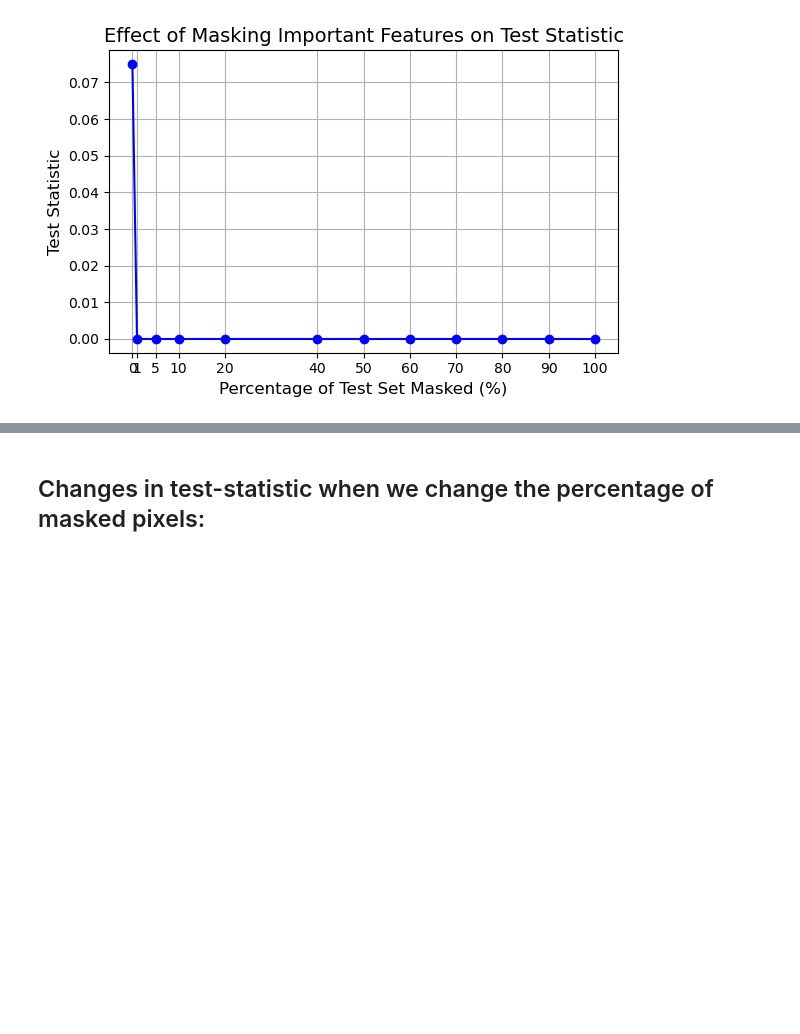
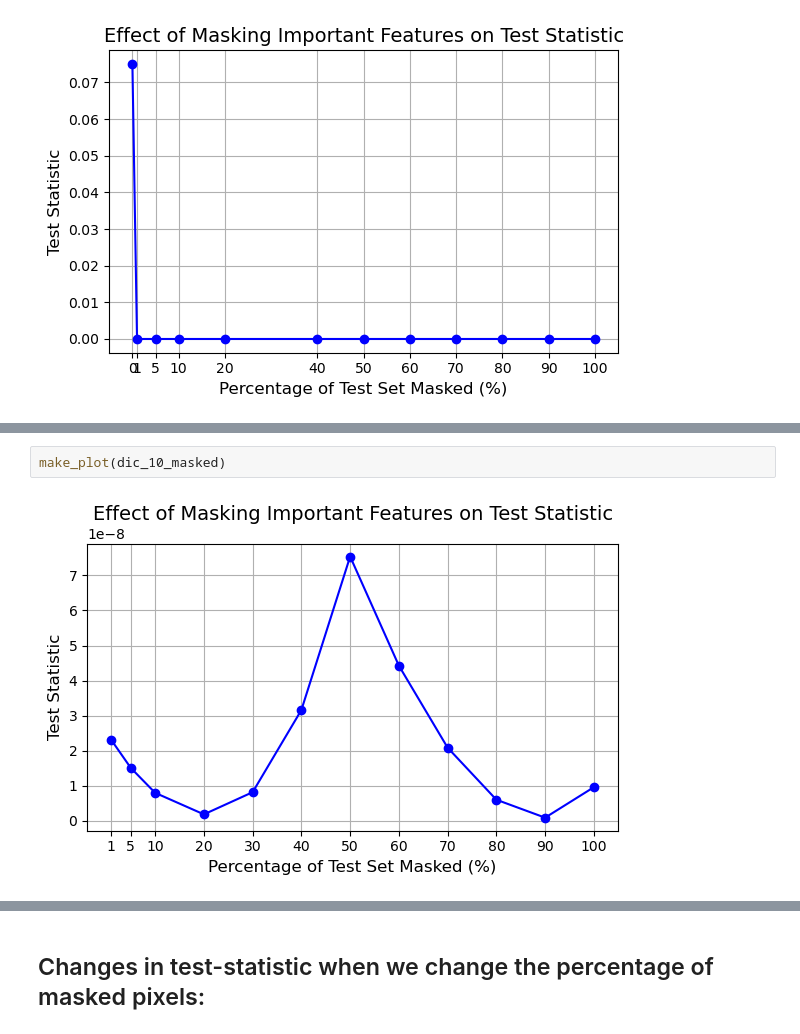
Before and after one commit to Mjavan/DeepTwoSampleTest-GradCAM, a Jupyter notebook: notebooks/HeatMap_visualisation.ipynb, the cells around one changed output, grey strips where cells are left out. Cells and saved outputs as stored; diff of their text form; blank space fills up the shorter version.

```diff
--- a/notebooks/HeatMap_visualisation.ipynb
+++ b/notebooks/HeatMap_visualisation.ipynb
@@ -803,0 +870,4 @@ plt.show()
+# %%
+make_plot(dic_10_masked)
+# %% [output]
+[figure, added]
```
Also changed, not shown: parts of 20 cells of this notebook, 1 other file.
